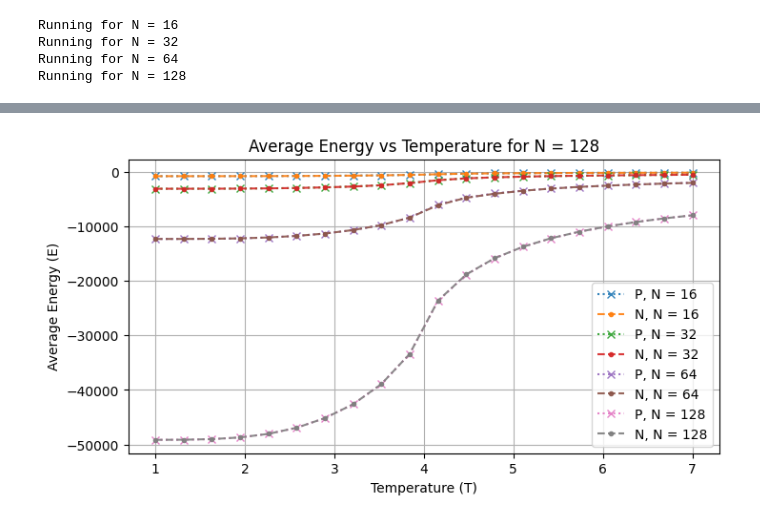
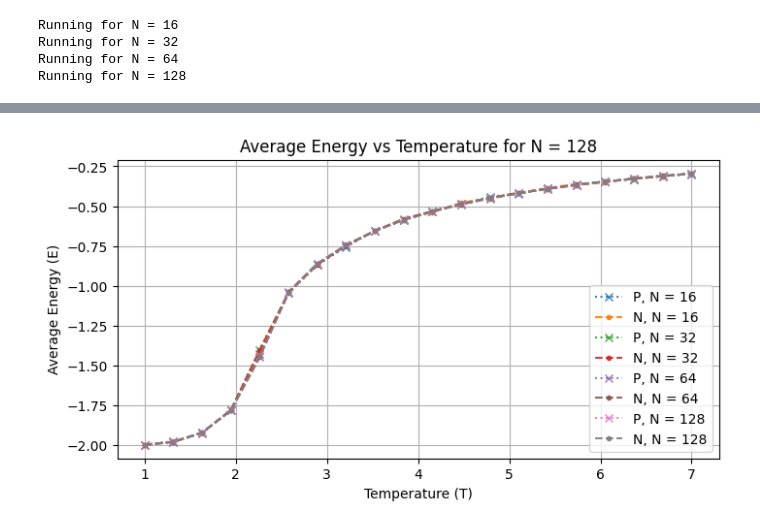
Before and after one commit to MrIsCM/Ising-Model, a Jupyter notebook: speed_tests.ipynb, the cells around one changed output, grey strips where cells are left out. Drawn from its saved outputs; the diff is of its cells as text; code cells hidden in the pictures.

```diff
--- a/speed_tests.ipynb
+++ b/speed_tests.ipynb
@@ -135,15 +131,15 @@ plt.grid()
-# %%
-plt.figure(figsize=(8, 4))
-for i, N in enumerate(Ns):
-    plt.plot(Ts, avg_energies_p[i], 'x:', label=f'P, N = {N}', alpha=alpha)
-    plt.plot(Ts, avg_energies_n[i], '.--', label=f'N, N = {N}', alpha=alpha)
-    plt.xlabel('Temperature (T)')
-    plt.ylabel('Average Energy (E)')
-    plt.title(f'Average Energy vs Temperature for N = {N}')
-    plt.legend(loc='lower right')
-plt.grid()
-# %% [output]
-[figure, removed]
+# %%
+plt.figure(figsize=(8, 4))
+for i, N in enumerate(Ns):
+    plt.plot(Ts, avg_energies_p[i]/N**2, 'x:', label=f'P, N = {N}', alpha=alpha)
+    plt.plot(Ts, avg_energies_n[i]/N**2, '.--', label=f'N, N = {N}', alpha=alpha)
+    plt.xlabel('Temperature (T)')
+    plt.ylabel('Average Energy (E)')
+    plt.title(f'Average Energy vs Temperature for N = {N}')
+    plt.legend(loc='lower right')
+plt.grid()
+# %% [output]
+[figure, added]
 # %%
 plt.figure(figsize=(8, 4))
 for i, N in enumerate(Ns):
```
Also changed, not shown: parts of 7 cells of this notebook, 1 other file.
